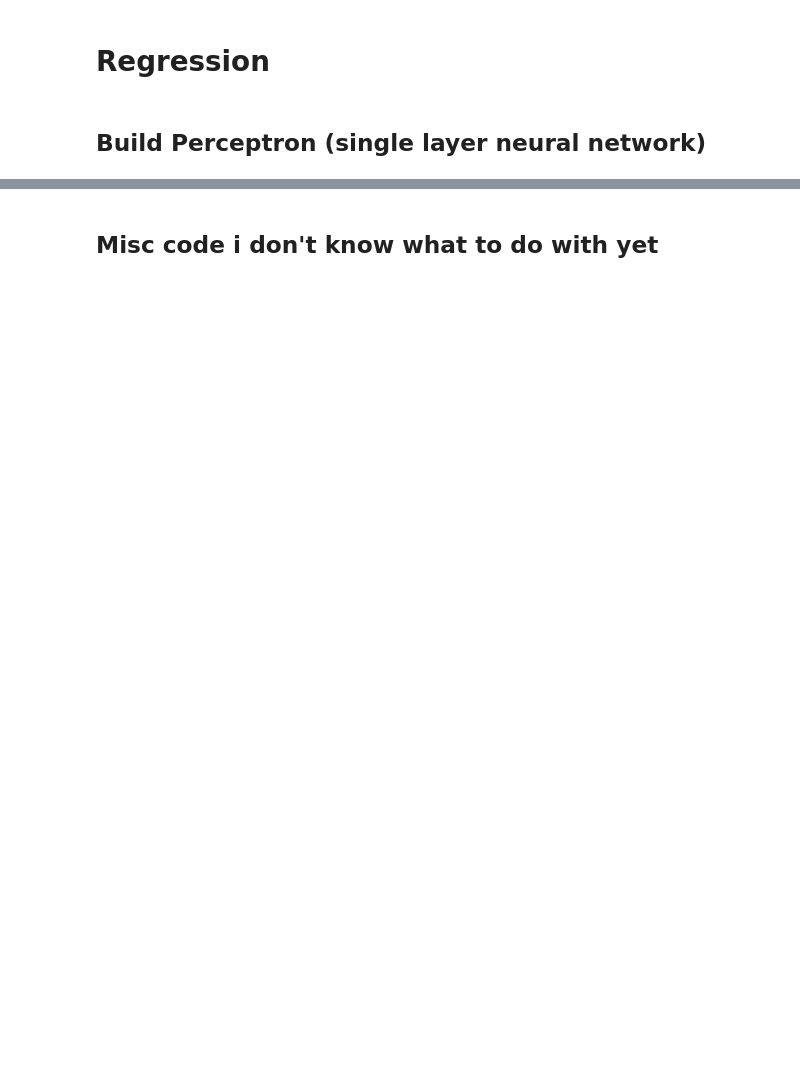
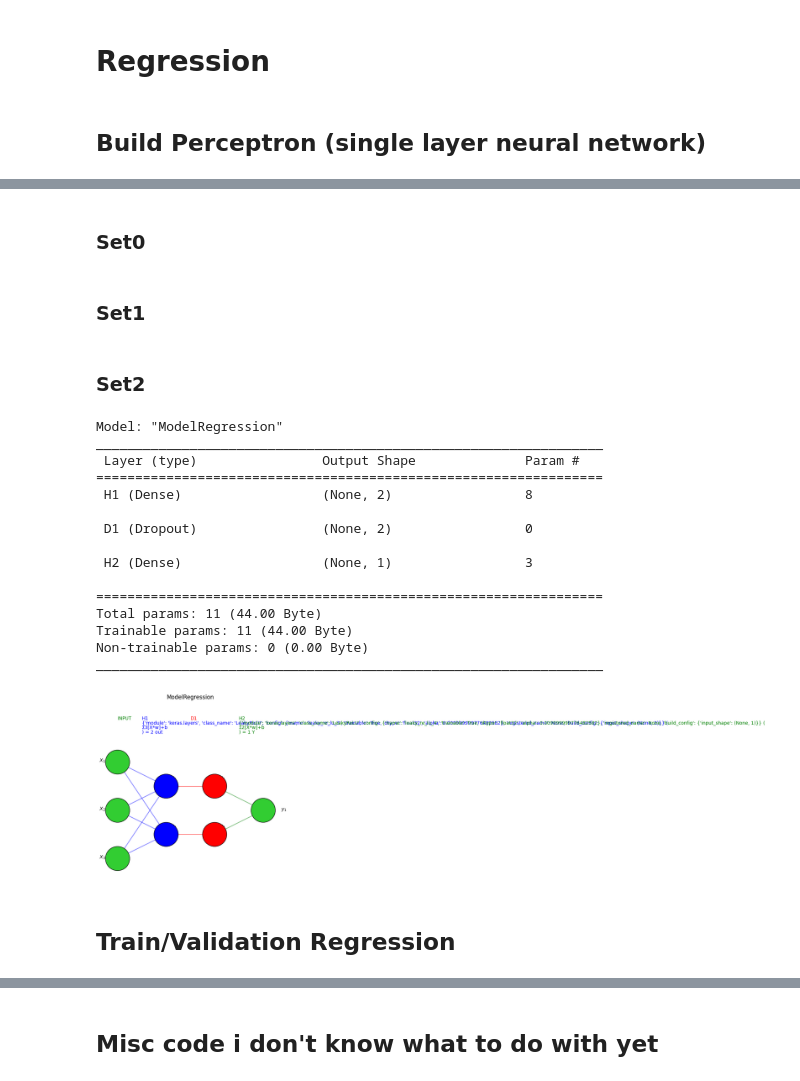
Before and after one commit to taniomi/Sistemas-Inteligentes, a Jupyter notebook: TAREFA_2_0/ANN.ipynb, the cells around one changed output, grey strips where cells are left out. Saved outputs shown, nothing was run; the diff lists cells and outputs as text; code cells hidden in the pictures; blank space fills up the shorter version.

Commit message:
[ADD] Regression

```diff
--- a/TAREFA_2_0/ANN.ipynb
+++ b/TAREFA_2_0/ANN.ipynb
@@ -244,0 +111,2 @@ _________________________________________________________________
+# %% [markdown]
+### Set0
@@ -244,0 +129,2 @@ _________________________________________________________________
+# %% [markdown]
+### Set1
@@ -244,0 +147,39 @@ _________________________________________________________________
+# %% [markdown]
+### Set2
+# %%
+# Create model relu
+model_regre = models.Sequential(name='ModelRegression', layers=[
+    layers.Dense(name='H1',
+        input_dim=3,
+        units=2,
+        activation=tf.keras.layers.LeakyReLU(alpha=0.01)
+    ),
+    layers.Dropout(0.5, name='D1',),
+    layers.Dense(1, name='H2', activation=tf.keras.layers.LeakyReLU(alpha=0.01))
+])
+model_regre.summary()
+visualize_nn(model_regre, description=True, figsize=(7,7))
+
+# define the optimizer, loss and metrics
+model_regre.compile(optimizer='adam',
+                    loss='mean_absolute_error',
+                    metrics=[R2])
+# %% [output]
+Model: "ModelRegression"
+_________________________________________________________________
+ Layer (type)                Output Shape              Param #
+=================================================================
+ H1 (Dense)                  (None, 2)                 8
+
+ D1 (Dropout)                (None, 2)                 0
+
+ H2 (Dense)                  (None, 1)                 3
+
+=================================================================
+Total params: 11 (44.00 Byte)
+Trainable params: 11 (44.00 Byte)
+Non-trainable params: 0 (0.00 Byte)
+_________________________________________________________________
+[figure, added]
+# %% [markdown]
+## Train/Validation Regression
```
Also changed, not shown: parts of 38 cells of this notebook, 3 other files.
